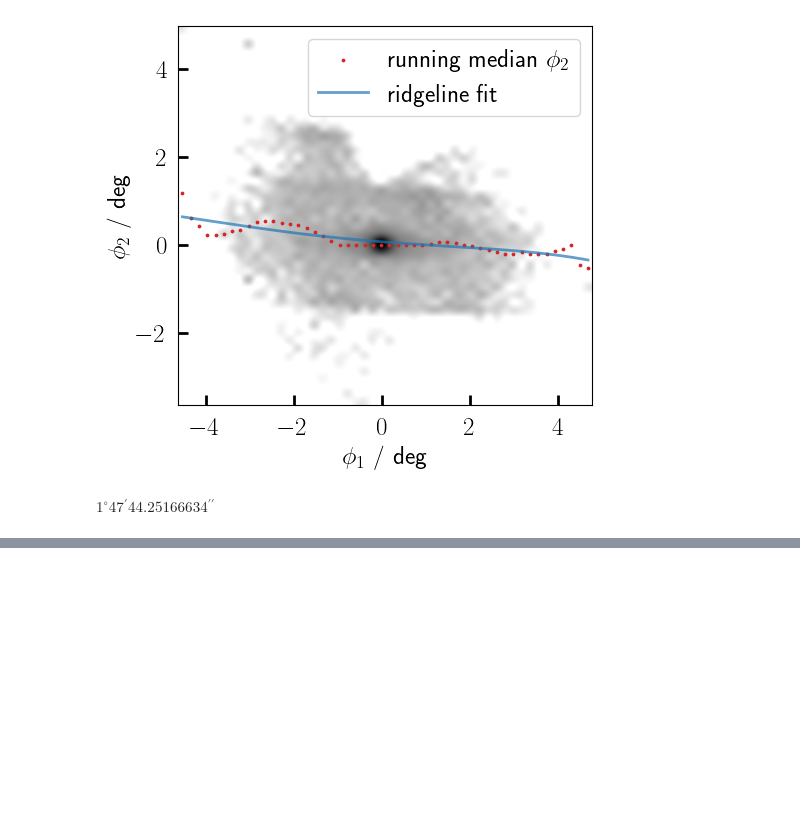
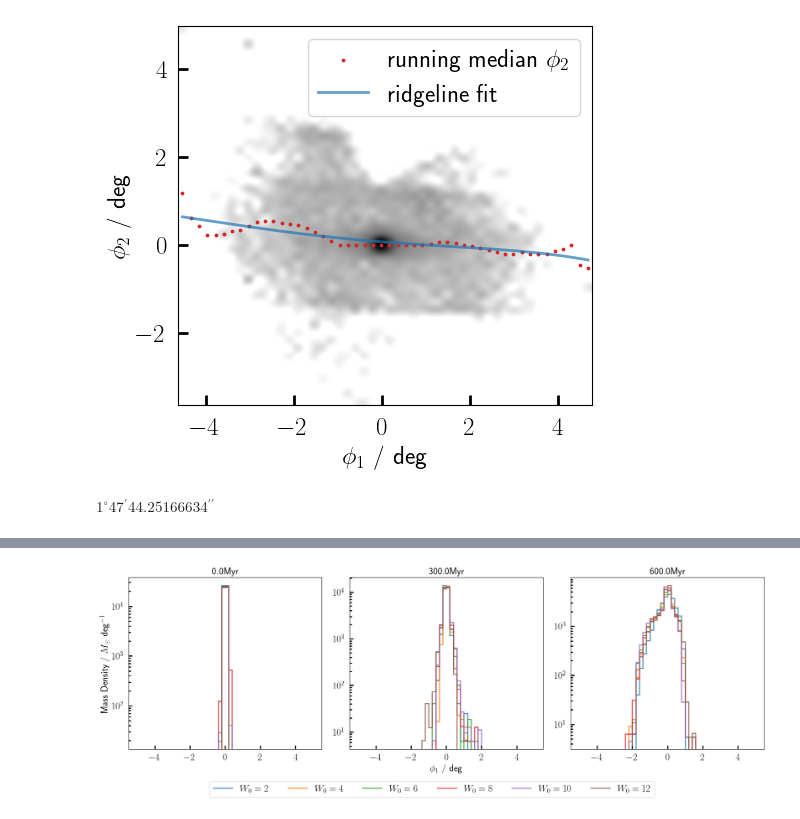
Before and after one commit to RSPicken2/stellar-streams, a Jupyter notebook: Ridgeline.ipynb, the cells around one changed output, grey strips where cells are left out. Cells and saved outputs as stored; diff of their text form; code cells hidden in the pictures; blank space fills up the shorter version.

```diff
--- a/Ridgeline.ipynb
+++ b/Ridgeline.ipynb
@@ -245,0 +247,36 @@ plt.show()
+# %%
+times = [0,300,600]
+experiment_path = source + '/Concentration'
+
+runs_data = get_runs_data(experiment_path, times)
+streams_data = map_leaves(runs_data, filter_stream, density_filter=20, bins=50)
+stream_frames = map_leaves(streams_data, step_to_stream_coords)
+densities = map_leaves(streams_data, steam_density, phi1_lim=5, bins=50)
+# %%
+fig, axes = plt.subplots(1, len(times), figsize=(6*len(times),6))
+
+for run, d in densities.items():
+    first = True
+    for ax, (time, (hist, edges)) in zip(axes, d.items()):
+
+        ax.stairs(hist, edges,
+                  alpha=0.8,
+                label=fr'$W_0={{{run}}}$' if first else '',
+               linewidth=2)
+        ax.set_yscale('log')
+        ax.set_title(f'{time:.1f}Myr')
+
+        first = False
+
+
+axes[len(times)//2].set_xlabel(r'$\phi_1$ / deg')
+axes[0].set_ylabel('Mass Density / $M_\odot$ deg$^{-1}$')
+handles, labels = axes[0].get_legend_handles_labels()
+fig.legend(handles, labels, loc='lower center',
+    ncol=len(labels), bbox_to_anchor=(0.5, -0.075))
+
+plt.tight_layout()
+#plt.savefig('Images/W_0_density_profiles.png',bbox_inches='tight')
+plt.show()
+# %% [output]
+[figure, added]
```
Also changed, not shown: parts of 2 cells of this notebook, 1 other file.
